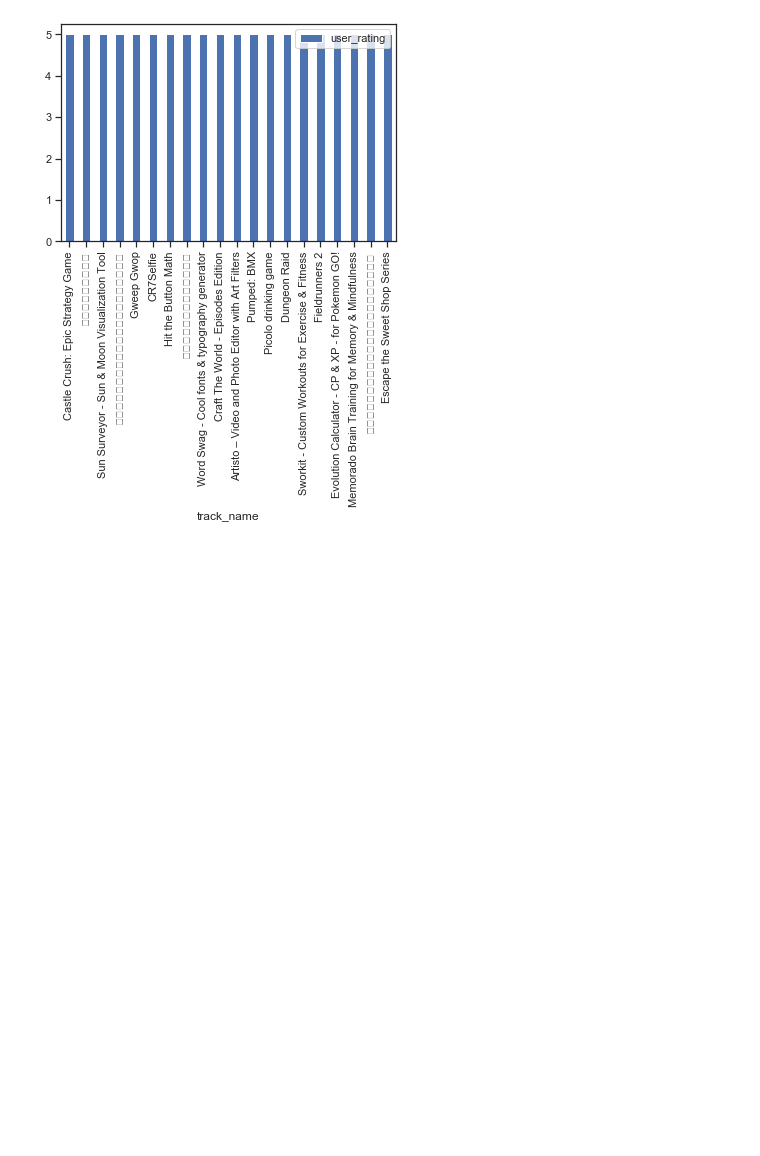
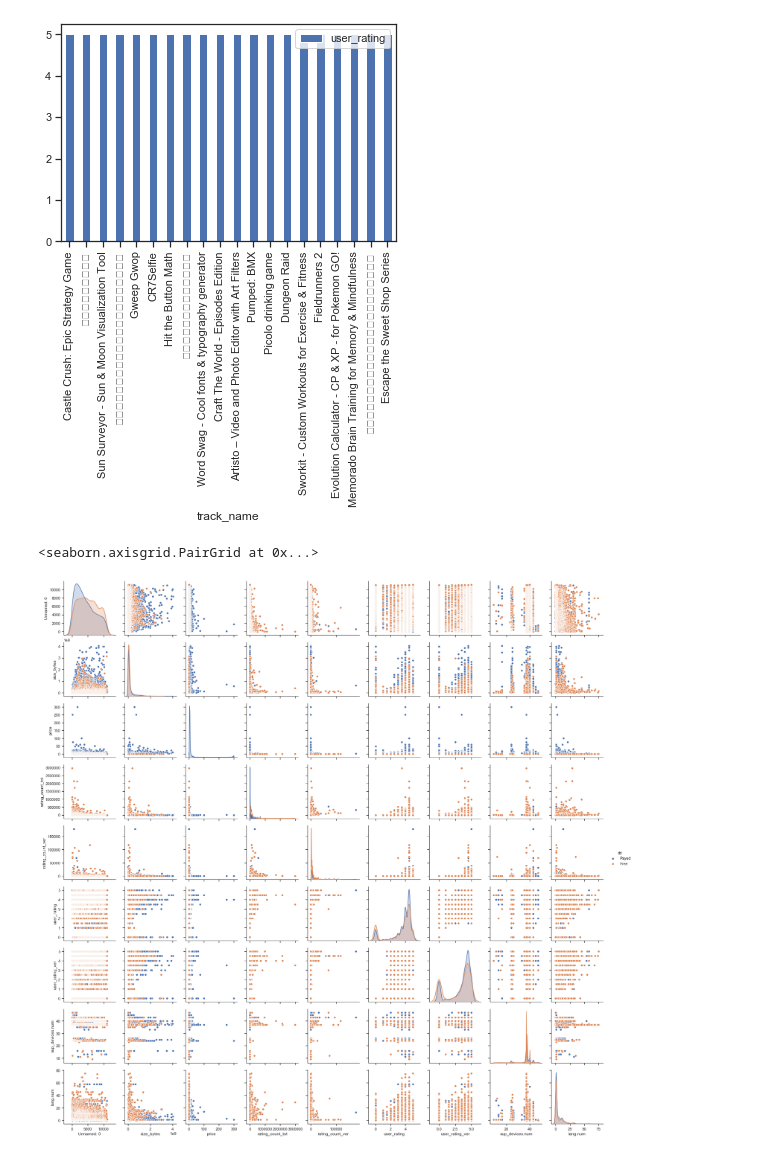
Before and after one commit to MtheEPIC/KaggleProj, a Jupyter notebook: Apple_Visualization.ipynb, the cells around one changed output. Saved outputs shown, nothing was run; the diff lists cells and outputs as text; code cells hidden in the pictures; blank space fills up the shorter version.

Commit message:
Begin graph 6

```diff
--- a/Apple_Visualization.ipynb
+++ b/Apple_Visualization.ipynb
@@ -55,3 +55,23 @@ df.sort_values(['user_rating'])[-20:][['track_name', 'user_rating']].set_index('
 # %% [output]
 <matplotlib.axes._subplots.AxesSubplot at 0x...>
 [figure]
+# %%
+#Tar 6
+dfPair = sns.load_dataset("iris")
+# g = sns.pairplot(dfPair)
+dfFree = df[df['price'] == 0][['rating_count_tot', 'user_rating', 'prime_genre']]
+dfPayed = df[df['price'] != 0][['rating_count_tot', 'user_rating', 'prime_genre']]
+# sns.pairplot(df.groupby())
+dfFree
+dfPair
+dfTmp = df.copy()
+# for x in df['price'] == 0:
+#     print(x)
+tt = ['Free' if x else 'Payed' for x in df['price'] == 0]
+# print(tt)
+dfTmp['dd'] = tt
+dfTmp
+sns.pairplot(dfTmp, hue="dd")
+# %% [output]
+<seaborn.axisgrid.PairGrid at 0x...>
+[figure, added]
```
